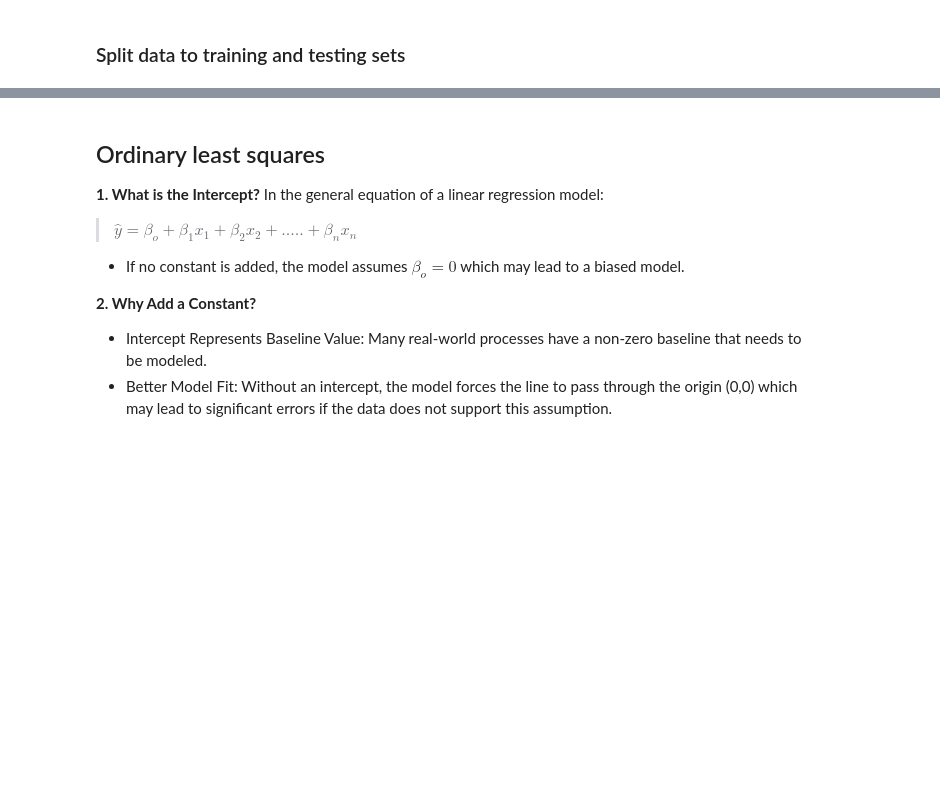
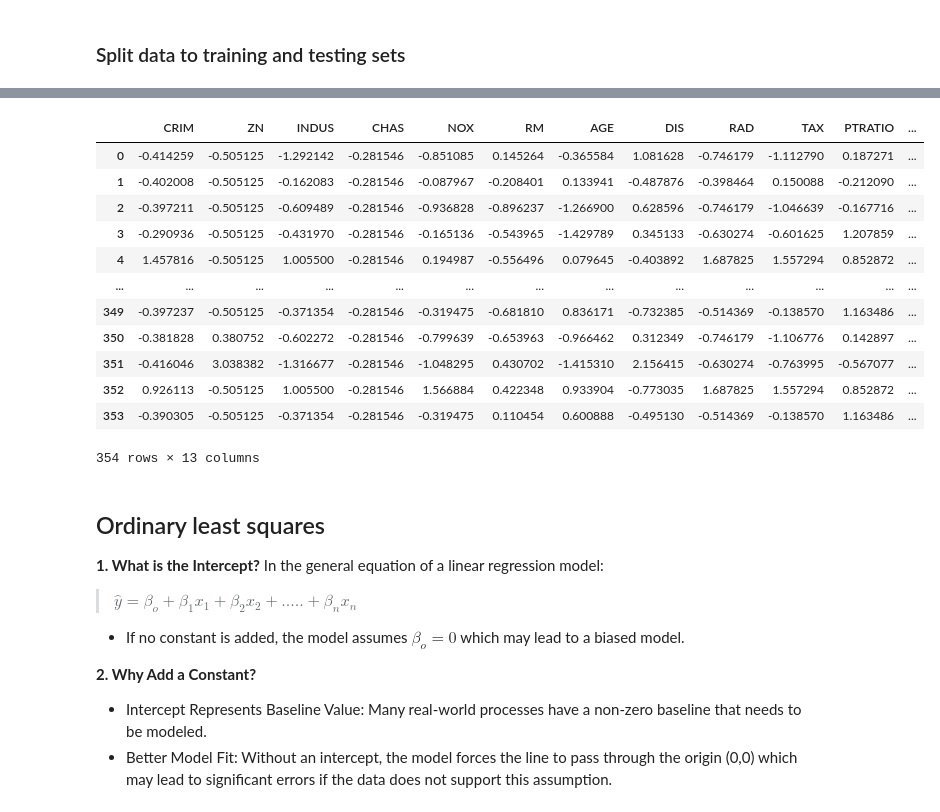
Before and after one commit to minich-code/melbourne_house_prediction, a Jupyter notebook: boston_ols_model.ipynb, the cells around one changed output, grey strips where cells are left out. Cells and saved outputs as stored; diff of their text form; code cells hidden in the pictures; blank space fills up the shorter version.

```diff
--- a/boston_ols_model.ipynb
+++ b/boston_ols_model.ipynb
@@ -150,3 +182,19 @@ X_train_scaled = X_train_scaled.reset_index(drop=True)
+# %%
+X_train_scaled
+# %% [output]
+|  | CRIM | ZN | INDUS | CHAS | NOX | RM | AGE | DIS | RAD | TAX | PTRATIO | ... |
+| 0 | -0.414259 | -0.505125 | -1.292142 | -0.281546 | -0.851085 | 0.145264 | -0.365584 | 1.081628 | -0.746179 | -1.112790 | 0.187271 | ... |
+| 1 | -0.402008 | -0.505125 | -0.162083 | -0.281546 | -0.087967 | -0.208401 | 0.133941 | -0.487876 | -0.398464 | 0.150088 | -0.212090 | ... |
+| 2 | -0.397211 | -0.505125 | -0.609489 | -0.281546 | -0.936828 | -0.896237 | -1.266900 | 0.628596 | -0.746179 | -1.046639 | -0.167716 | ... |
+| 3 | -0.290936 | -0.505125 | -0.431970 | -0.281546 | -0.165136 | -0.543965 | -1.429789 | 0.345133 | -0.630274 | -0.601625 | 1.207859 | ... |
+| 4 | 1.457816 | -0.505125 | 1.005500 | -0.281546 | 0.194987 | -0.556496 | 0.079645 | -0.403892 | 1.687825 | 1.557294 | 0.852872 | ... |
+| ... | ... | ... | ... | ... | ... | ... | ... | ... | ... | ... | ... | ... |
+| 349 | -0.397237 | -0.505125 | -0.371354 | -0.281546 | -0.319475 | -0.681810 | 0.836171 | -0.732385 | -0.514369 | -0.138570 | 1.163486 | ... |
+| 350 | -0.381828 | 0.380752 | -0.602272 | -0.281546 | -0.799639 | -0.653963 | -0.966462 | 0.312349 | -0.746179 | -1.106776 | 0.142897 | ... |
+| 351 | -0.416046 | 3.038382 | -1.316677 | -0.281546 | -1.048295 | 0.430702 | -1.415310 | 2.156415 | -0.630274 | -0.763995 | -0.567077 | ... |
+| 352 | 0.926113 | -0.505125 | 1.005500 | -0.281546 | 1.566884 | 0.422348 | 0.933904 | -0.773035 | 1.687825 | 1.557294 | 0.852872 | ... |
+| 353 | -0.390305 | -0.505125 | -0.371354 | -0.281546 | -0.319475 | 0.110454 | 0.600888 | -0.495130 | -0.514369 | -0.138570 | 1.163486 | ... |
+354 rows × 13 columns
 # %% [markdown]
 ## Ordinary least squares
 
```
Also changed, not shown: parts of 9 cells of this notebook, 7 other files.
